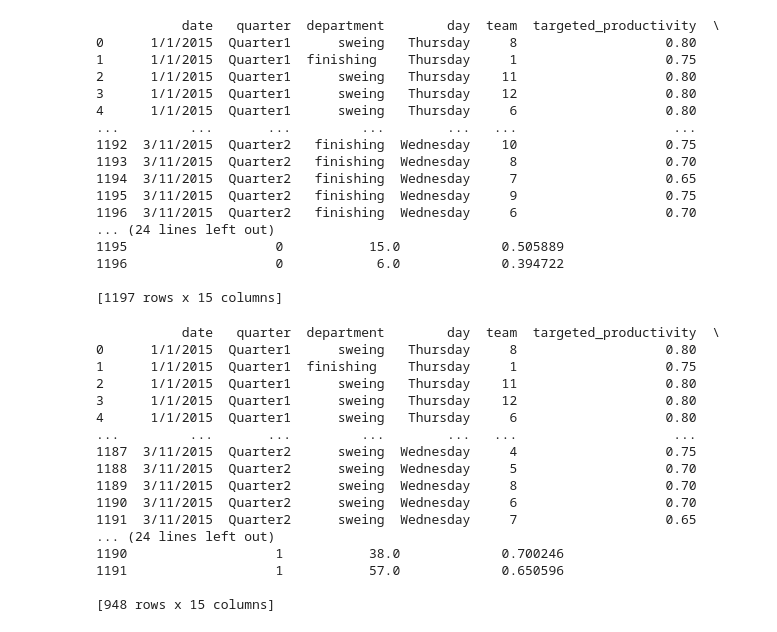
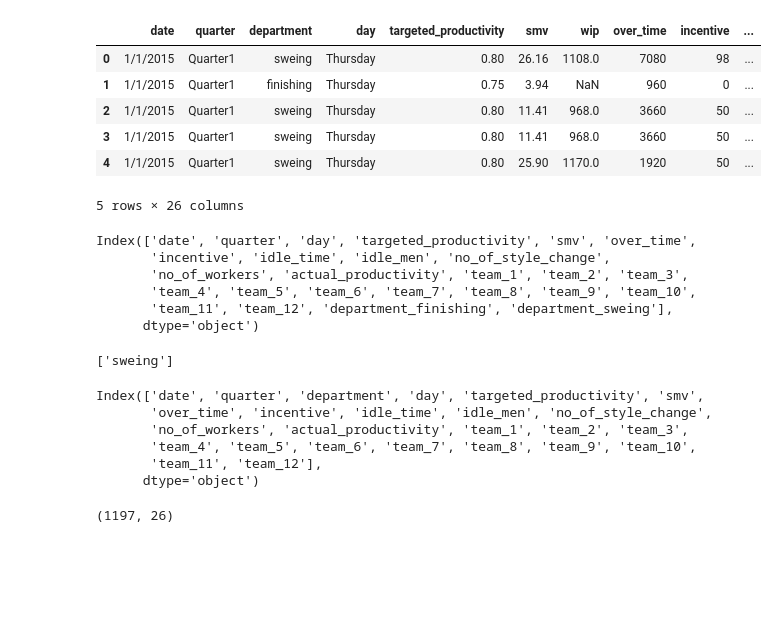
Before and after one commit to lvlopeza21/Proyecto1-ACTD, a Jupyter notebook: Soporte 3 - Fuentes de modelización.ipynb, the cells around one changed output. Cells and saved outputs as stored; diff of their text form; code cells hidden in the pictures; blank space fills up the shorter version.

```diff
--- a/Soporte 3 - Fuentes de modelización.ipynb
+++ b/Soporte 3 - Fuentes de modelización.ipynb
@@ -1,45 +1,48 @@
 # %%
 import pandas as pd
+
 df=pd.read_csv("data.txt")
-print(df)
+
+df = pd.get_dummies(df, columns=['team'], dtype = int)
+
+df['department'] = df['department'].replace('finishing ', 'finishing')
+
+df.head()
 # %% [output]
+|  | date | quarter | department | day | targeted_productivity | smv | wip | over_time | incentive | ... |
+| 0 | 1/1/2015 | Quarter1 | sweing | Thursday | 0.80 | 26.16 | 1108.0 | 7080 | 98 | ... |
+| 1 | 1/1/2015 | Quarter1 | finishing | Thursday | 0.75 | 3.94 | NaN | 960 | 0 | ... |
+| 2 | 1/1/2015 | Quarter1 | sweing | Thursday | 0.80 | 11.41 | 968.0 | 3660 | 50 | ... |
+| 3 | 1/1/2015 | Quarter1 | sweing | Thursday | 0.80 | 11.41 | 968.0 | 3660 | 50 | ... |
+| 4 | 1/1/2015 | Quarter1 | sweing | Thursday | 0.80 | 25.90 | 1170.0 | 1920 | 50 | ... |
-           date   quarter  department        day  team  targeted_productivity  \
-0      1/1/2015  Quarter1      sweing   Thursday     8                   0.80
-1      1/1/2015  Quarter1  finishing    Thursday     1                   0.75
-2      1/1/2015  Quarter1      sweing   Thursday    11                   0.80
-3      1/1/2015  Quarter1      sweing   Thursday    12                   0.80
-4      1/1/2015  Quarter1      sweing   Thursday     6                   0.80
-...         ...       ...         ...        ...   ...                    ...
-1192  3/11/2015  Quarter2   finishing  Wednesday    10                   0.75
-1193  3/11/2015  Quarter2   finishing  Wednesday     8                   0.70
-1194  3/11/2015  Quarter2   finishing  Wednesday     7                   0.65
-1195  3/11/2015  Quarter2   finishing  Wednesday     9                   0.75
-1196  3/11/2015  Quarter2   finishing  Wednesday     6                   0.70
-... (24 lines left out)
-1195                   0           15.0             0.505889
-1196                   0            6.0             0.394722
-
-[1197 rows x 15 columns]
+5 rows × 26 columns
+# %%
+df_sinWIP=df.drop('wip', axis=1)
+
+df_sinWIP = pd.get_dummies(df_sinWIP, columns=['department'], dtype = int)
+
+df_sinWIP.columns
+# %% [output]
+Index(['date', 'quarter', 'day', 'targeted_productivity', 'smv', 'over_time',
+       'incentive', 'idle_time', 'idle_men', 'no_of_style_change',
+       'no_of_workers', 'actual_productivity', 'team_1', 'team_2', 'team_3',
+       'team_4', 'team_5', 'team_6', 'team_7', 'team_8', 'team_9', 'team_10',
+       'team_11', 'team_12', 'department_finishing', 'department_sweing'],
+      dtype='object')
 # %%
-df_sinWIP=df.drop('wip', axis=1)
-df_sinFinishing=df.drop(df[df['department']=='finishing'].index)
+# df_sinFinishing = df.drop(df[df['department'] == 'finishing'].index)
 
-print(df_sinFinishing)
+# valores_unicos = df_sinFinishing['department'].unique()
+# print(valores_unicos)
 # %% [output]
-           date   quarter  department        day  team  targeted_productivity  \
-0      1/1/2015  Quarter1      sweing   Thursday     8                   0.80
-1      1/1/2015  Quarter1  finishing    Thursday     1                   0.75
-2      1/1/2015  Quarter1      sweing   Thursday    11                   0.80
-3      1/1/2015  Quarter1      sweing   Thursday    12                   0.80
-4      1/1/2015  Quarter1      sweing   Thursday     6                   0.80
-...         ...       ...         ...        ...   ...                    ...
-1187  3/11/2015  Quarter2      sweing  Wednesday     4                   0.75
-1188  3/11/2015  Quarter2      sweing  Wednesday     5                   0.70
-1189  3/11/2015  Quarter2      sweing  Wednesday     8                   0.70
-1190  3/11/2015  Quarter2      sweing  Wednesday     6                   0.70
-1191  3/11/2015  Quarter2      sweing  Wednesday     7                   0.65
-... (24 lines left out)
-1190                   1           38.0             0.700246
-1191                   1           57.0             0.650596
-
-[948 rows x 15 columns]
+['sweing']
+Index(['date', 'quarter', 'department', 'day', 'targeted_productivity', 'smv',
+       'over_time', 'incentive', 'idle_time', 'idle_men', 'no_of_style_change',
+       'no_of_workers', 'actual_productivity', 'team_1', 'team_2', 'team_3',
+       'team_4', 'team_5', 'team_6', 'team_7', 'team_8', 'team_9', 'team_10',
+       'team_11', 'team_12'],
+      dtype='object')
+# %%
+df_sinWIP.shape
+# %% [output]
+(1197, 26)
```
Also changed, not shown: parts of 16 cells of this notebook.
